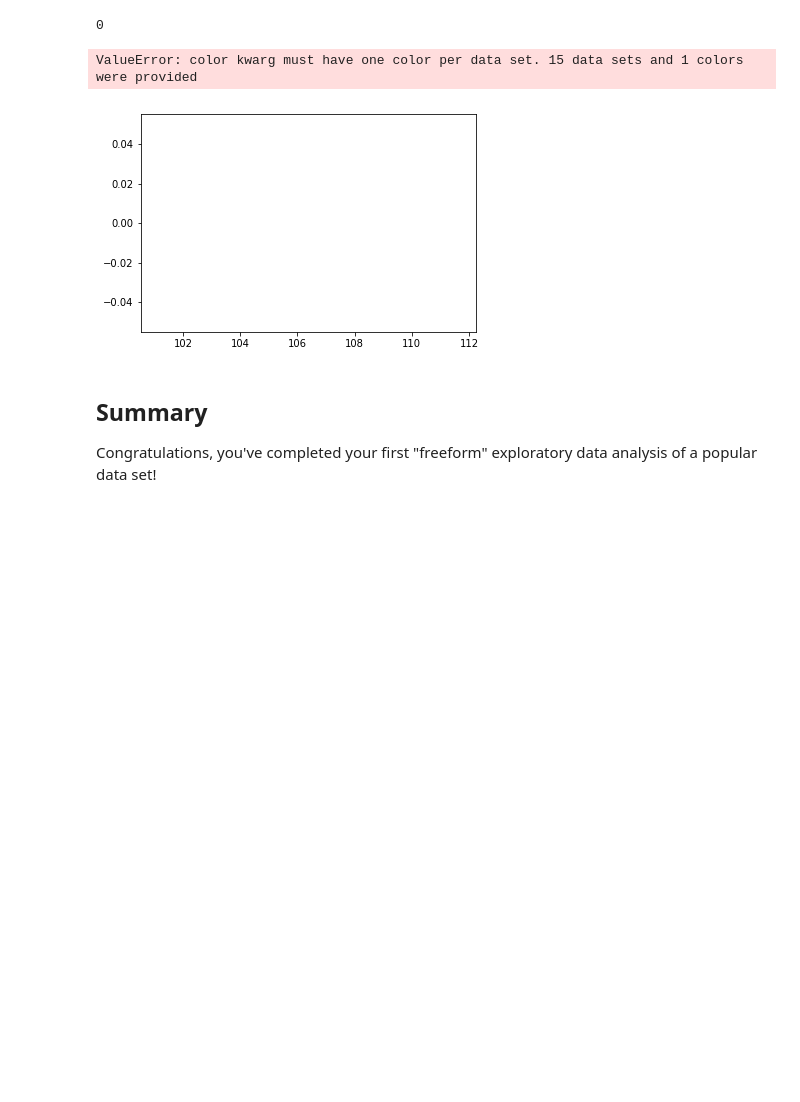
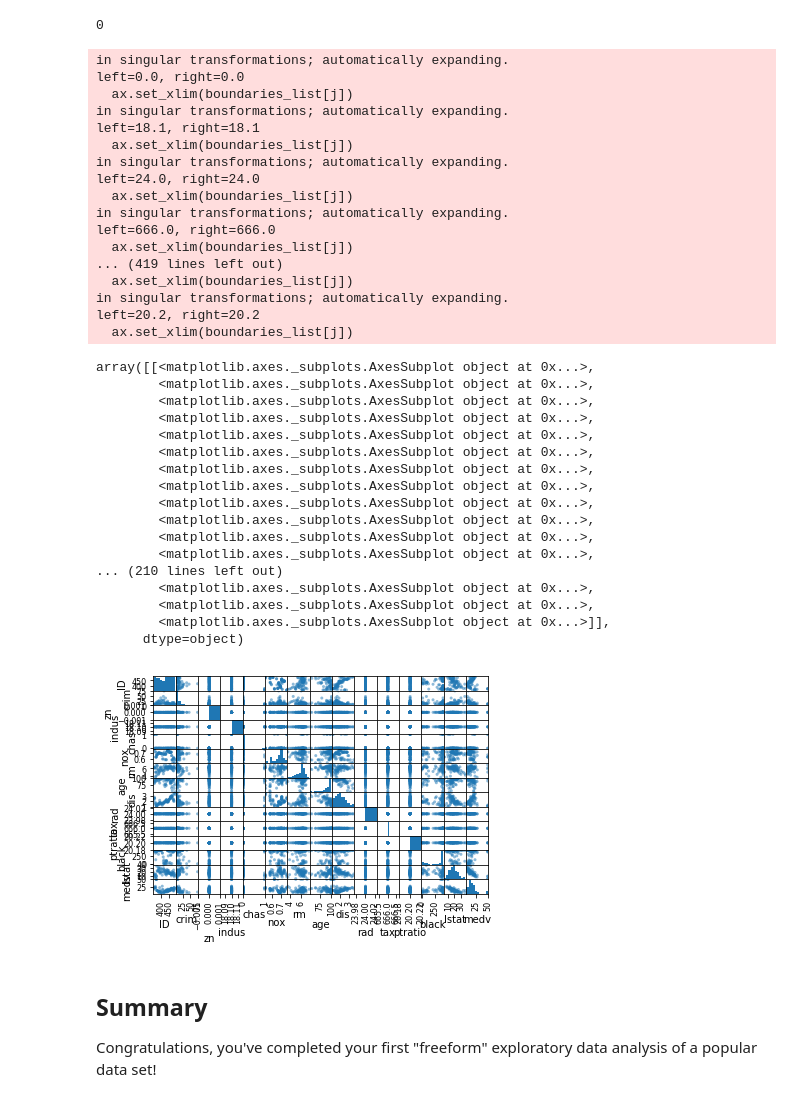
Before and after one commit to AlludedCrabb/dsc-1-03-16-eda-with-pandas-using-the-boston-housing-data-lab-seattle-ds-career-040119, a Jupyter notebook: index.ipynb, the cells around one changed output. Saved outputs shown, nothing was run; the diff lists cells and outputs as text; code cells hidden in the pictures; blank space fills up the shorter version.

Commit message:
Automatically backed up by Learn

```diff
--- a/index.ipynb
+++ b/index.ipynb
@@ -100,10 +100,43 @@ df.duplicated().sum()
 # %%
 #homes with high crime rates
 higher_crime = df.loc[df.crim > 3.68]
-pd.scatter_matrix(higher_crime)
+pd.plotting.scatter_matrix(higher_crime)
 # %% [output]
-ValueError: color kwarg must have one color per data set. 15 data sets and 1 colors were provided
+in singular transformations; automatically expanding.
+left=0.0, right=0.0
+  ax.set_xlim(boundaries_list[j])
+in singular transformations; automatically expanding.
+left=18.1, right=18.1
+  ax.set_xlim(boundaries_list[j])
+in singular transformations; automatically expanding.
+left=24.0, right=24.0
+  ax.set_xlim(boundaries_list[j])
+in singular transformations; automatically expanding.
+left=666.0, right=666.0
+  ax.set_xlim(boundaries_list[j])
+... (419 lines left out)
+  ax.set_xlim(boundaries_list[j])
+in singular transformations; automatically expanding.
+left=20.2, right=20.2
+  ax.set_xlim(boundaries_list[j])
+array([[<matplotlib.axes._subplots.AxesSubplot object at 0x...>,
+        <matplotlib.axes._subplots.AxesSubplot object at 0x...>,
+        <matplotlib.axes._subplots.AxesSubplot object at 0x...>,
+        <matplotlib.axes._subplots.AxesSubplot object at 0x...>,
+        <matplotlib.axes._subplots.AxesSubplot object at 0x...>,
+        <matplotlib.axes._subplots.AxesSubplot object at 0x...>,
+        <matplotlib.axes._subplots.AxesSubplot object at 0x...>,
+        <matplotlib.axes._subplots.AxesSubplot object at 0x...>,
+        <matplotlib.axes._subplots.AxesSubplot object at 0x...>,
+        <matplotlib.axes._subplots.AxesSubplot object at 0x...>,
+        <matplotlib.axes._subplots.AxesSubplot object at 0x...>,
+        <matplotlib.axes._subplots.AxesSubplot object at 0x...>,
+... (210 lines left out)
+        <matplotlib.axes._subplots.AxesSubplot object at 0x...>,
+        <matplotlib.axes._subplots.AxesSubplot object at 0x...>,
+        <matplotlib.axes._subplots.AxesSubplot object at 0x...>]],
+      dtype=object)
-[figure, old version]
+[figure, new version]
 # %%
 #homes with lower crim rates.
 lower_crime = df.loc[df.crim < 0.08]
```
